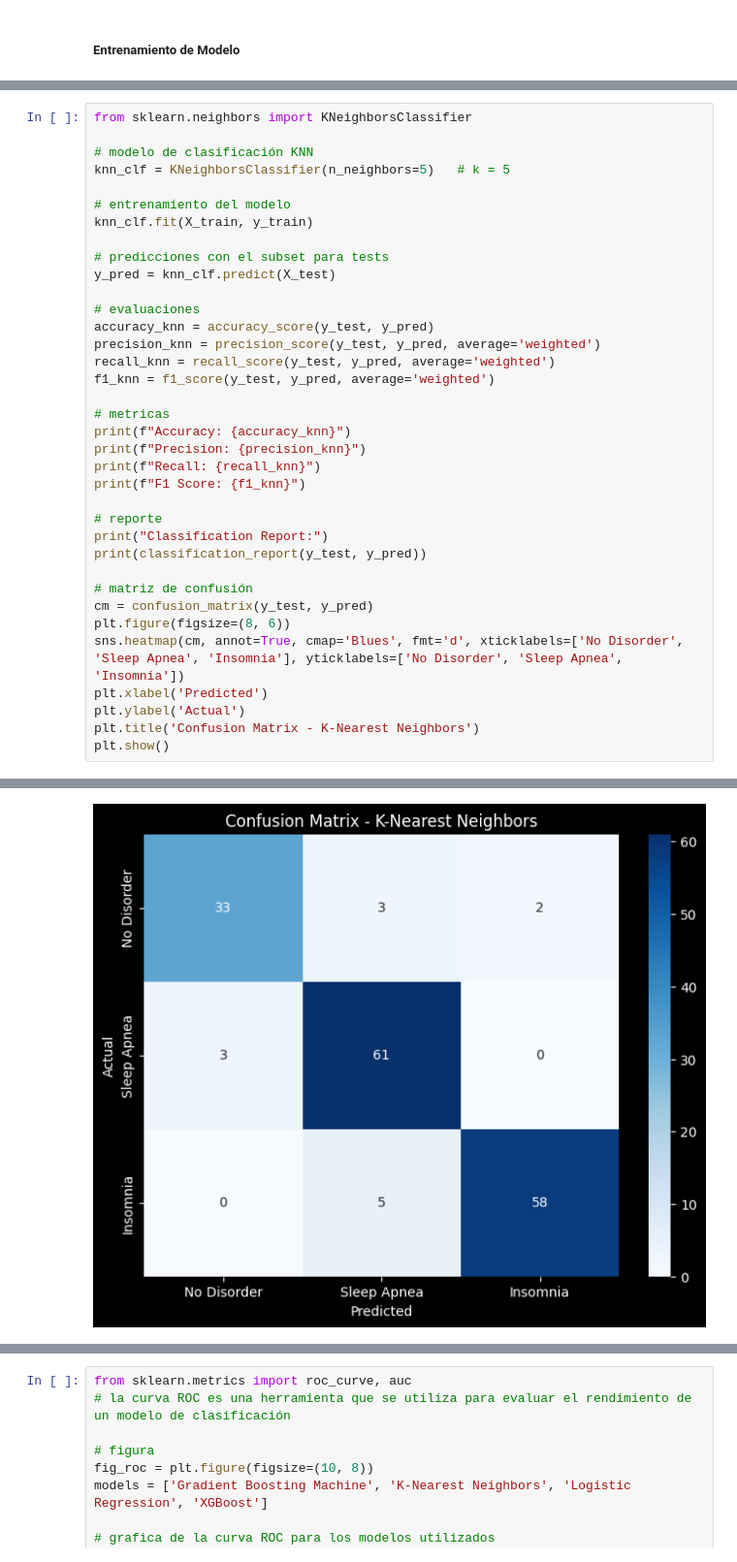
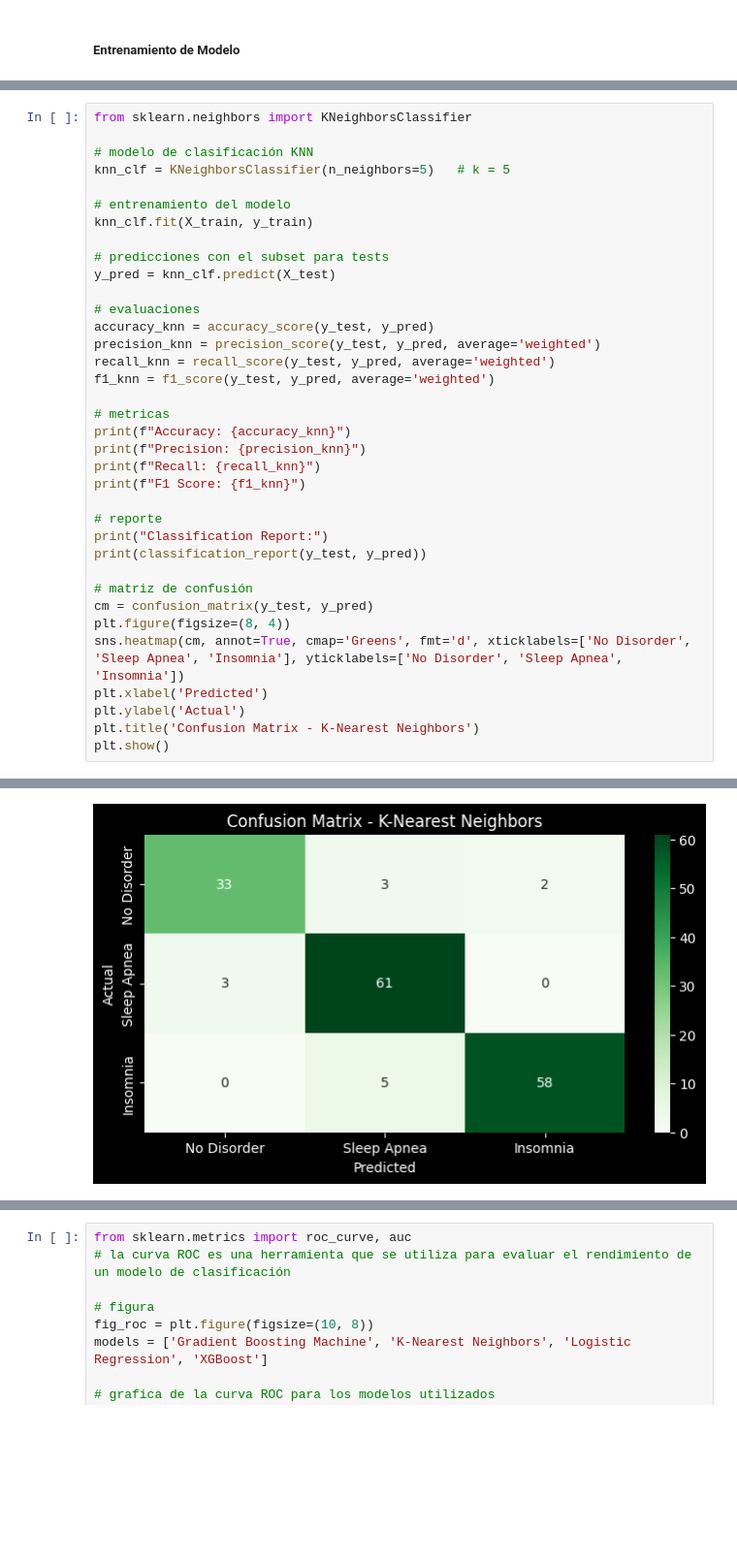
Before and after one commit to zamef/TSBM.TranstornoS, a Jupyter notebook: SleepDisorder.ipynb, the cells around one changed output, grey strips where cells are left out. Shown at 97% size. Saved outputs shown, nothing was run; the diff lists cells and outputs as text; blank space fills up the shorter version.

```diff
--- a/SleepDisorder.ipynb
+++ b/SleepDisorder.ipynb
@@ -412,33 +420,33 @@ f1_knn = f1_score(y_test, y_pred, average='weighted')
 print(f"Accuracy: {accuracy_knn}")
 print(f"Precision: {precision_knn}")
 print(f"Recall: {recall_knn}")
 print(f"F1 Score: {f1_knn}")
 
 # reporte
 print("Classification Report:")
 print(classification_report(y_test, y_pred))
 
 # matriz de confusión
 cm = confusion_matrix(y_test, y_pred)
-plt.figure(figsize=(8, 6))
-sns.heatmap(cm, annot=True, cmap='Blues', fmt='d', xticklabels=['No Disorder', 'Sleep Apnea', 'Insomnia'], yticklabels=['No Disorder', 'Sleep Apnea', 'Insomnia'])
+plt.figure(figsize=(8, 4))
+sns.heatmap(cm, annot=True, cmap='Greens', fmt='d', xticklabels=['No Disorder', 'Sleep Apnea', 'Insomnia'], yticklabels=['No Disorder', 'Sleep Apnea', 'Insomnia'])
 plt.xlabel('Predicted')
 plt.ylabel('Actual')
 plt.title('Confusion Matrix - K-Nearest Neighbors')
 plt.show()
 # %% [output]
 Accuracy: 0.9212121212121213
 Precision: 0.9231093544137023
 Recall: 0.9212121212121213
 F1 Score: 0.9212926845789491
 Classification Report:
               precision    recall  f1-score   support
 
            0       0.92      0.87      0.89        38
            1       0.88      0.95      0.92        64
            2       0.97      0.92      0.94        63
 
     accuracy                           0.92       165
    macro avg       0.92      0.91      0.92       165
 weighted avg       0.92      0.92      0.92       165
-[figure, old version]
+[figure, new version]
```
Also changed, not shown: parts of 12 cells of this notebook, 1 other file.
